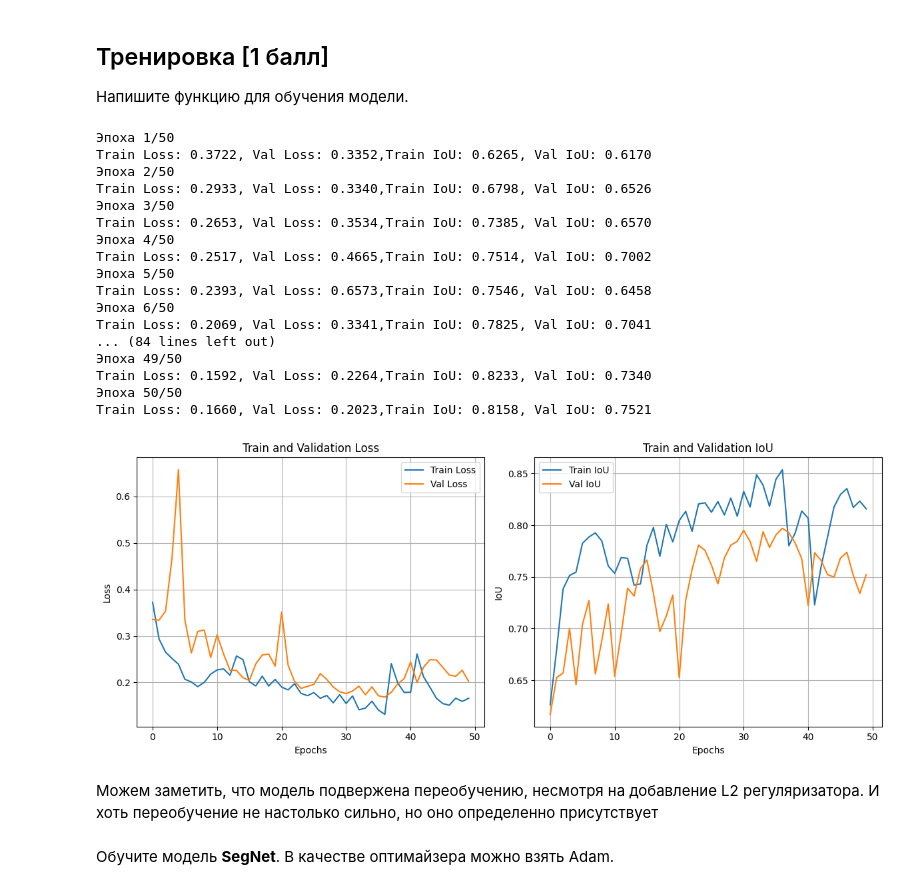
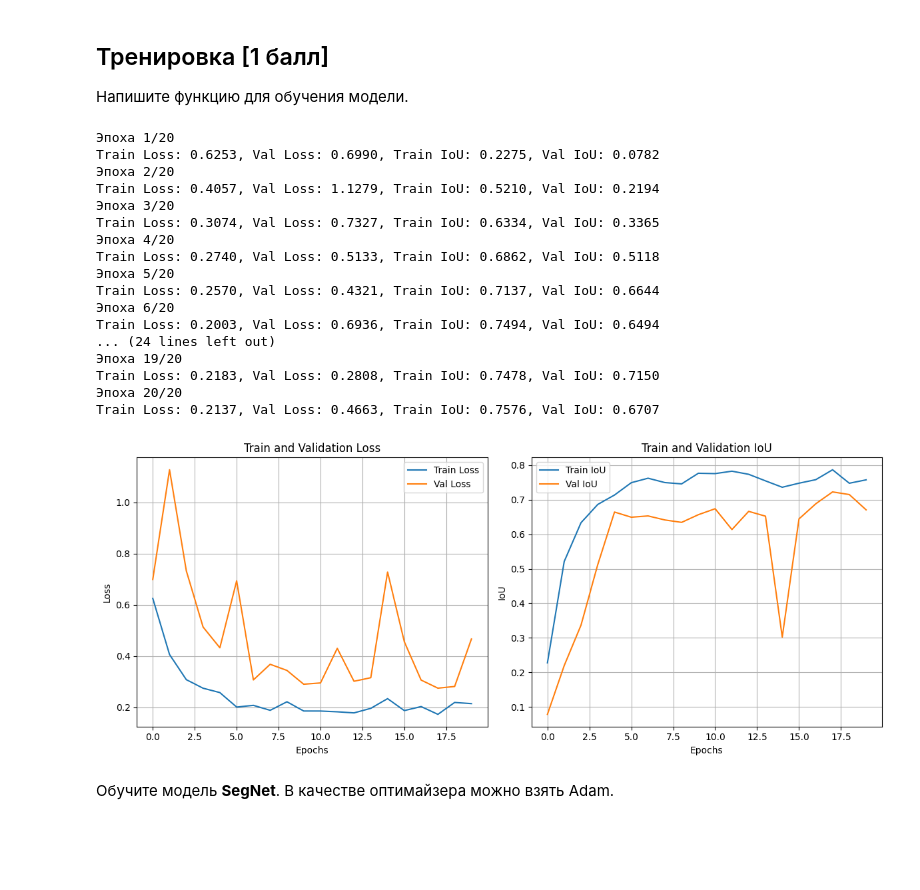
Before and after one commit to Provincial2511/DLS_course, a Jupyter notebook: Segment_DLS.ipynb, the cells around one changed output. Saved outputs shown, nothing was run; the diff lists cells and outputs as text; code cells hidden in the pictures; blank space fills up the shorter version.

```diff
--- a/Segment_DLS.ipynb
+++ b/Segment_DLS.ipynb
@@ -124,7 +124,7 @@ print(len(tr), len(val), len(ts))
 ## PyTorch DataLoader
 # %%
 from torch.utils.data import DataLoader
-batch_size = 25
+batch_size = 15
 train_dataloader = DataLoader(list(zip(np.rollaxis(X[tr], 3, 1), Y[tr, np.newaxis])),
                      batch_size=batch_size, shuffle=True)
 valid_dataloader = DataLoader(list(zip(np.rollaxis(X[val], 3, 1), Y[val, np.newaxis])),
@@ -682,37 +696,29 @@ class Trainer:
 # %%
-trainer = Trainer(model=segnet_model,
-                  train_loader = train_dataloader,
-                  val_loader = valid_dataloader,
-                  test_loader = test_dataloader,
-                  criterion=nn.BCEWithLogitsLoss(),
-                  optimizer=optim.Adam(segnet_model.parameters(), lr=1e-3, weight_decay=1e-5),
-                  device=device,
-                  epochs=50,
-                 )
-trainer.train()
-#model, criterion, optimizer, train_loader, val_loader, test_loader, epochs
+model = SegNet()
+criterion = torch.nn.BCEWithLogitsLoss()
+optimizer = torch.optim.Adam(model.parameters(), lr=1e-3, weight_decay=1e-5)
+model = model.to(device)
+
+train_model(model, criterion, optimizer, train_dataloader, valid_dataloader, epochs=20, device=device)
 # %% [output]
-Эпоха 1/50
-Train Loss: 0.3722, Val Loss: 0.3352,Train IoU: 0.6265, Val IoU: 0.6170
-Эпоха 2/50
-Train Loss: 0.2933, Val Loss: 0.3340,Train IoU: 0.6798, Val IoU: 0.6526
-Эпоха 3/50
-Train Loss: 0.2653, Val Loss: 0.3534,Train IoU: 0.7385, Val IoU: 0.6570
-Эпоха 4/50
-Train Loss: 0.2517, Val Loss: 0.4665,Train IoU: 0.7514, Val IoU: 0.7002
-Эпоха 5/50
-Train Loss: 0.2393, Val Loss: 0.6573,Train IoU: 0.7546, Val IoU: 0.6458
-Эпоха 6/50
-Train Loss: 0.2069, Val Loss: 0.3341,Train IoU: 0.7825, Val IoU: 0.7041
-... (84 lines left out)
-Эпоха 49/50
-Train Loss: 0.1592, Val Loss: 0.2264,Train IoU: 0.8233, Val IoU: 0.7340
-Эпоха 50/50
-Train Loss: 0.1660, Val Loss: 0.2023,Train IoU: 0.8158, Val IoU: 0.7521
+Эпоха 1/20
+Train Loss: 0.6253, Val Loss: 0.6990, Train IoU: 0.2275, Val IoU: 0.0782
+Эпоха 2/20
+Train Loss: 0.4057, Val Loss: 1.1279, Train IoU: 0.5210, Val IoU: 0.2194
+Эпоха 3/20
+Train Loss: 0.3074, Val Loss: 0.7327, Train IoU: 0.6334, Val IoU: 0.3365
+Эпоха 4/20
+Train Loss: 0.2740, Val Loss: 0.5133, Train IoU: 0.6862, Val IoU: 0.5118
+Эпоха 5/20
+Train Loss: 0.2570, Val Loss: 0.4321, Train IoU: 0.7137, Val IoU: 0.6644
+Эпоха 6/20
+Train Loss: 0.2003, Val Loss: 0.6936, Train IoU: 0.7494, Val IoU: 0.6494
+... (24 lines left out)
+Эпоха 19/20
+Train Loss: 0.2183, Val Loss: 0.2808, Train IoU: 0.7478, Val IoU: 0.7150
+Эпоха 20/20
+Train Loss: 0.2137, Val Loss: 0.4663, Train IoU: 0.7576, Val IoU: 0.6707
-[figure, old version]
+[figure, new version]
-# %% [markdown]
-Можем заметить, что модель подвержена переобучению, несмотря на добавление L2 регуляризатора.
-И хоть переобучение не настолько сильно, но оно определенно присутствует
 # %% [markdown]
 Обучите модель **SegNet**. В качестве оптимайзера можно взять Adam.
 # %% [markdown]
```
Also changed, not shown: parts of 17 cells of this notebook.
